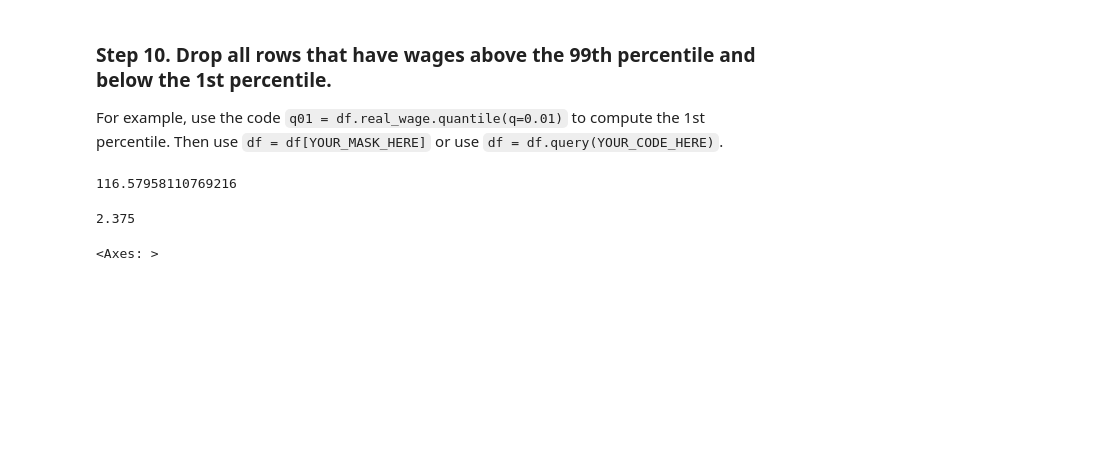
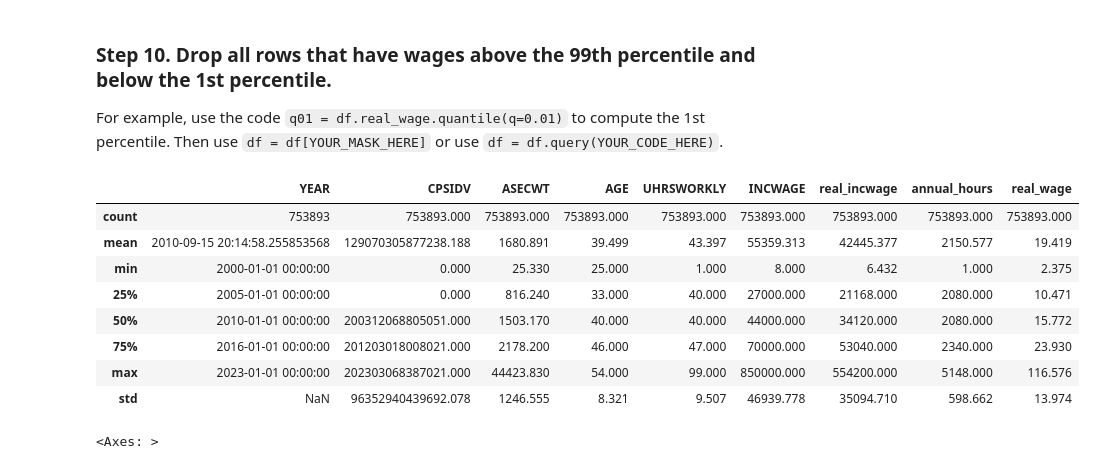
Before and after one commit to finm-32900/textbook, a Jupyter notebook: case_studies/atlanta_fed_wage_growth_tracker/src/01_wage_growth_during_the_recession.ipynb, the cells around one changed output. Drawn from its saved outputs; the diff is of its cells as text; code cells hidden in the pictures; blank space fills up the shorter version.

````diff
--- a/case_studies/atlanta_fed_wage_growth_tracker/src/01_wage_growth_during_the_recession.ipynb
+++ b/case_studies/atlanta_fed_wage_growth_tracker/src/01_wage_growth_during_the_recession.ipynb
@@ -341,16 +313,8 @@ for label in labels:
         pass
 ```
  - Also, after you do this, you should drop all rows that contain a missing value.
-# %%
-# Drop the variables that don't need anymore.
-labels = ['GQ', 'SEX', 'LABFORCE', 'CPI99', 'INCTOT','WKSWORK1', ]
-for label in labels:
-    try:
-        df.drop(labels=label, inplace=True, axis=1)
-    except:
-        pass
 # %%
-df = df.dropna()
+df = wage_growth_analytics.s06_drop(df)
 # %% [markdown]
 ### Step 7. Generate summary statistics
 
@@ -416,18 +376,20 @@ plt.title('Wages in sample');
 ### Step 10. Drop all rows that have wages above the 99th percentile and below the 1st percentile.
 
 For example, use the code `q01 = df.real_wage.quantile(q=0.01)` to compute the 1st percentile. Then use `df = df[YOUR_MASK_HERE]` or use `df = df.query(YOUR_CODE_HERE)`.
-# %%
-q99 = df['real_wage'].quantile(q=0.99)
-q01 = df['real_wage'].quantile(q=0.01)
-df = df.query('@q01 < real_wage < @q99')
-# %%
-q99
-# %% [output]
-116.57958110769216
-# %%
-q01
-# %% [output]
-2.375
+# %%
+df = wage_growth_analytics.s10_drop_by_percentiles(df)
+# %%
+df.describe()
+# %% [output]
+|  | YEAR | CPSIDV | ASECWT | AGE | UHRSWORKLY | INCWAGE | real_incwage | annual_hours | real_wage |
+| count | 753893 | 753893.000 | 753893.000 | 753893.000 | 753893.000 | 753893.000 | 753893.000 | 753893.000 | 753893.000 |
+| mean | 2010-09-15 20:14:58.255853568 | 129070305877238.188 | 1680.891 | 39.499 | 43.397 | 55359.313 | 42445.377 | 2150.577 | 19.419 |
+| min | 2000-01-01 00:00:00 | 0.000 | 25.330 | 25.000 | 1.000 | 8.000 | 6.432 | 1.000 | 2.375 |
+| 25% | 2005-01-01 00:00:00 | 0.000 | 816.240 | 33.000 | 40.000 | 27000.000 | 21168.000 | 2080.000 | 10.471 |
+| 50% | 2010-01-01 00:00:00 | 200312068805051.000 | 1503.170 | 40.000 | 40.000 | 44000.000 | 34120.000 | 2080.000 | 15.772 |
+| 75% | 2016-01-01 00:00:00 | 201203018008021.000 | 2178.200 | 46.000 | 47.000 | 70000.000 | 53040.000 | 2340.000 | 23.930 |
+| max | 2023-01-01 00:00:00 | 202303068387021.000 | 44423.830 | 54.000 | 99.000 | 850000.000 | 554200.000 | 5148.000 | 116.576 |
+| std | NaN | 96352940439692.078 | 1246.555 | 8.321 | 9.507 | 46939.778 | 35094.710 | 598.662 | 13.974 |
 # %%
 df['real_wage'].hist(bins=50)
 # %% [output]
````
Also changed, not shown: parts of 37 cells of this notebook, 9 other files.
